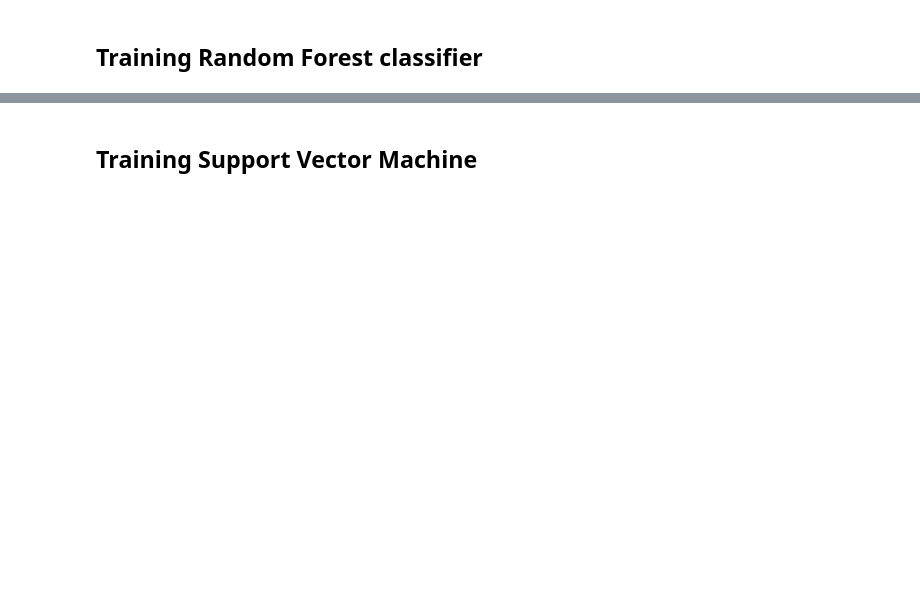
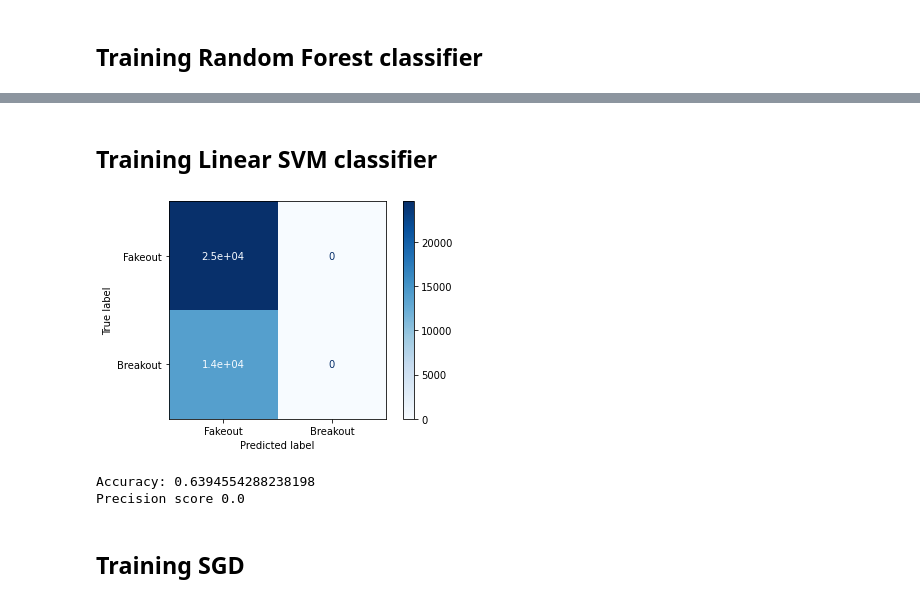
Before and after one commit to isakson98/Drawing-Trendlines, a Jupyter notebook: Senior_Project_Clean_and_Train.ipynb, the cells around one changed output, grey strips where cells are left out. Cells and saved outputs as stored; diff of their text form; code cells hidden in the pictures; blank space fills up the shorter version.

```diff
--- a/Senior_Project_Clean_and_Train.ipynb
+++ b/Senior_Project_Clean_and_Train.ipynb
@@ -438,3 +442,19 @@ Accuracy: 0.8006443399412819
+# %% [markdown]
+## Training Linear SVM classifier
+# %%
+# creating, training, predicting Linear SVM forest
+l_svc_clf = LinearSVC()
+l_svc_clf = train_classifier(l_svc_clf, X_train.values, y_train.values)
+l_svc_y_pred = l_svc_clf.predict(X_test.values)
+
+# show metrics
+show_confusion_matrix(y_test.values, l_svc_y_pred)
+show_accuracy(y_test.values, l_svc_y_pred)
+print("Precision score", precision_score(y_test.values, l_svc_y_pred))
+# %% [output]
+[figure, added]
+Accuracy: 0.6394554288238198
+Precision score 0.0
 # %% [markdown]
-## Training Support Vector Machine
+## Training SGD
 # %%
```
Also changed, not shown: parts of 20 cells of this notebook, 14 other files.
